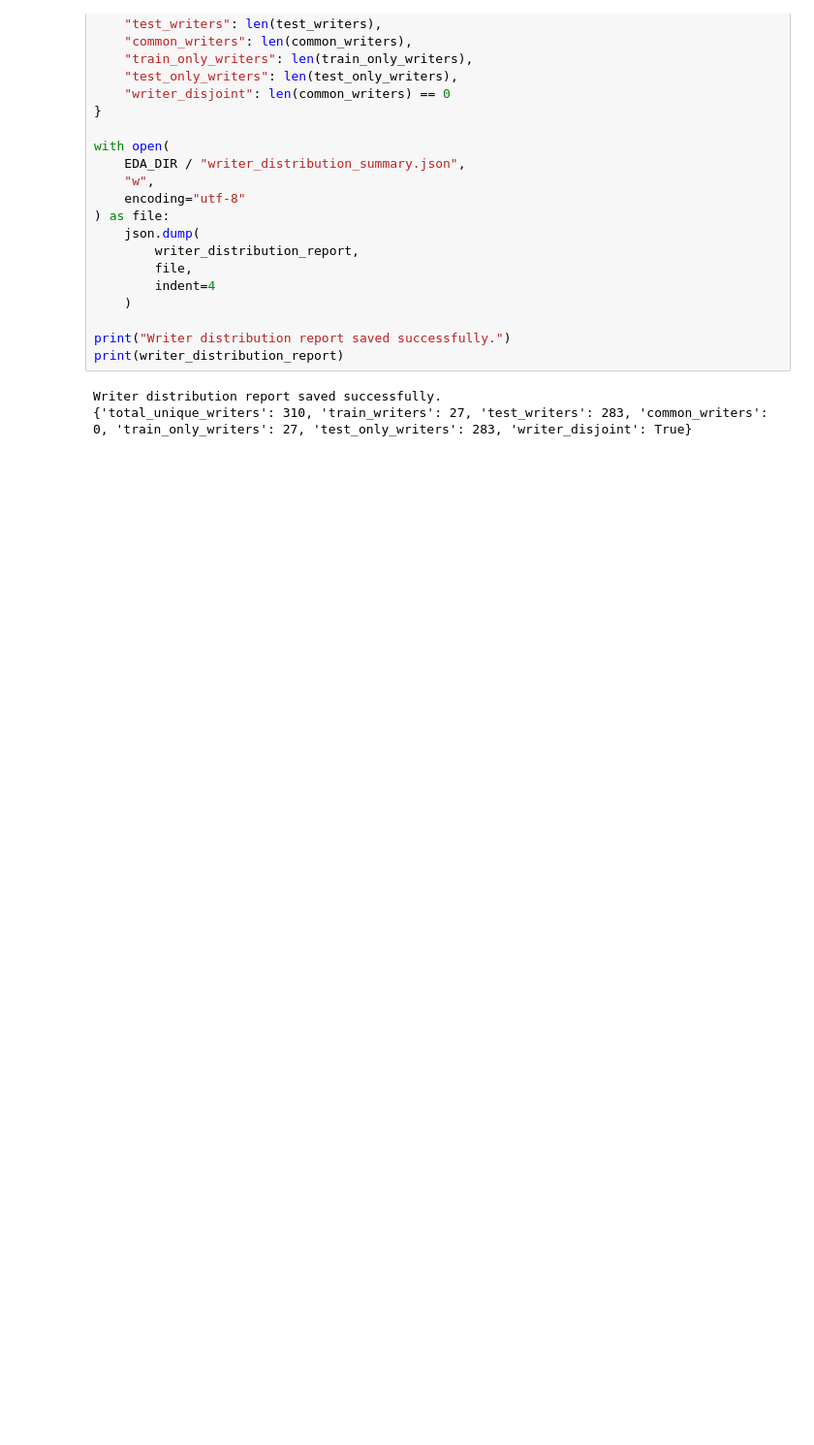
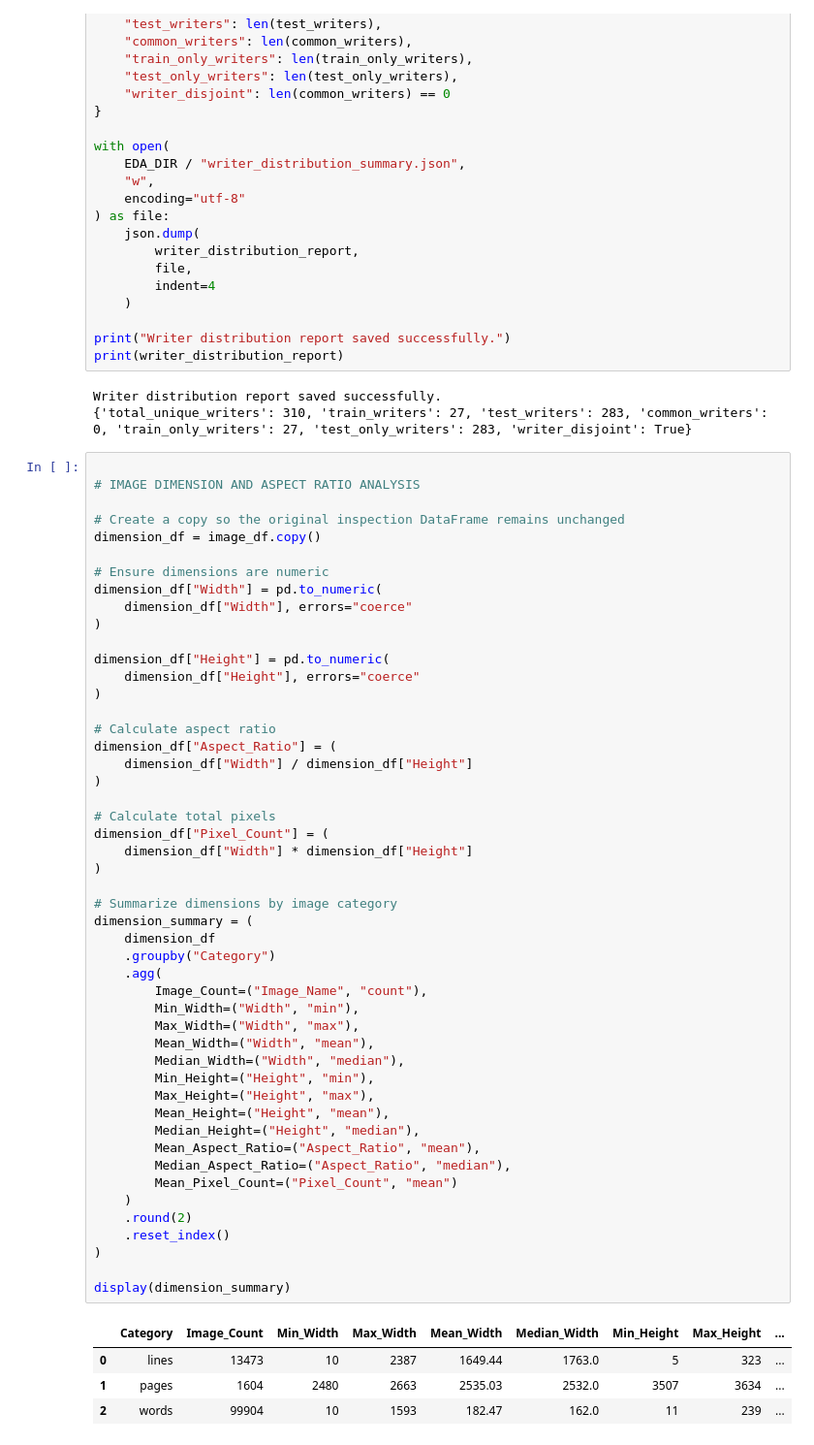
Before and after one commit to greeshavaishnavi09/WriterLens, a Jupyter notebook: research/03.eda.ipynb, the cells around one changed output. Shown at 97% size. Cells and saved outputs as stored; diff of their text form; blank space fills up the shorter version.

```diff
--- a/research/03.eda.ipynb
+++ b/research/03.eda.ipynb
@@ -463,3 +463,57 @@ print(writer_distribution_report)
 # %% [output]
 Writer distribution report saved successfully.
 {'total_unique_writers': 310, 'train_writers': 27, 'test_writers': 283, 'common_writers': 0, 'train_only_writers': 27, 'test_only_writers': 283, 'writer_disjoint': True}
+# %%
+
+# IMAGE DIMENSION AND ASPECT RATIO ANALYSIS
+
+# Create a copy so the original inspection DataFrame remains unchanged
+dimension_df = image_df.copy()
+
+# Ensure dimensions are numeric
+dimension_df["Width"] = pd.to_numeric(
+    dimension_df["Width"], errors="coerce"
+)
+
+dimension_df["Height"] = pd.to_numeric(
+    dimension_df["Height"], errors="coerce"
+)
+
+# Calculate aspect ratio
+dimension_df["Aspect_Ratio"] = (
+    dimension_df["Width"] / dimension_df["Height"]
+)
+
+# Calculate total pixels
+dimension_df["Pixel_Count"] = (
+    dimension_df["Width"] * dimension_df["Height"]
+)
+
+# Summarize dimensions by image category
+dimension_summary = (
+    dimension_df
+    .groupby("Category")
+    .agg(
+        Image_Count=("Image_Name", "count"),
+        Min_Width=("Width", "min"),
+        Max_Width=("Width", "max"),
+        Mean_Width=("Width", "mean"),
+        Median_Width=("Width", "median"),
+        Min_Height=("Height", "min"),
+        Max_Height=("Height", "max"),
+        Mean_Height=("Height", "mean"),
+        Median_Height=("Height", "median"),
+        Mean_Aspect_Ratio=("Aspect_Ratio", "mean"),
+        Median_Aspect_Ratio=("Aspect_Ratio", "median"),
+        Mean_Pixel_Count=("Pixel_Count", "mean")
+    )
+    .round(2)
+    .reset_index()
+)
+
+display(dimension_summary)
+# %% [output]
+|  | Category | Image_Count | Min_Width | Max_Width | Mean_Width | Median_Width | Min_Height | Max_Height | ... |
+| 0 | lines | 13473 | 10 | 2387 | 1649.44 | 1763.0 | 5 | 323 | ... |
+| 1 | pages | 1604 | 2480 | 2663 | 2535.03 | 2532.0 | 3507 | 3634 | ... |
+| 2 | words | 99904 | 10 | 1593 | 182.47 | 162.0 | 11 | 239 | ... |
```
